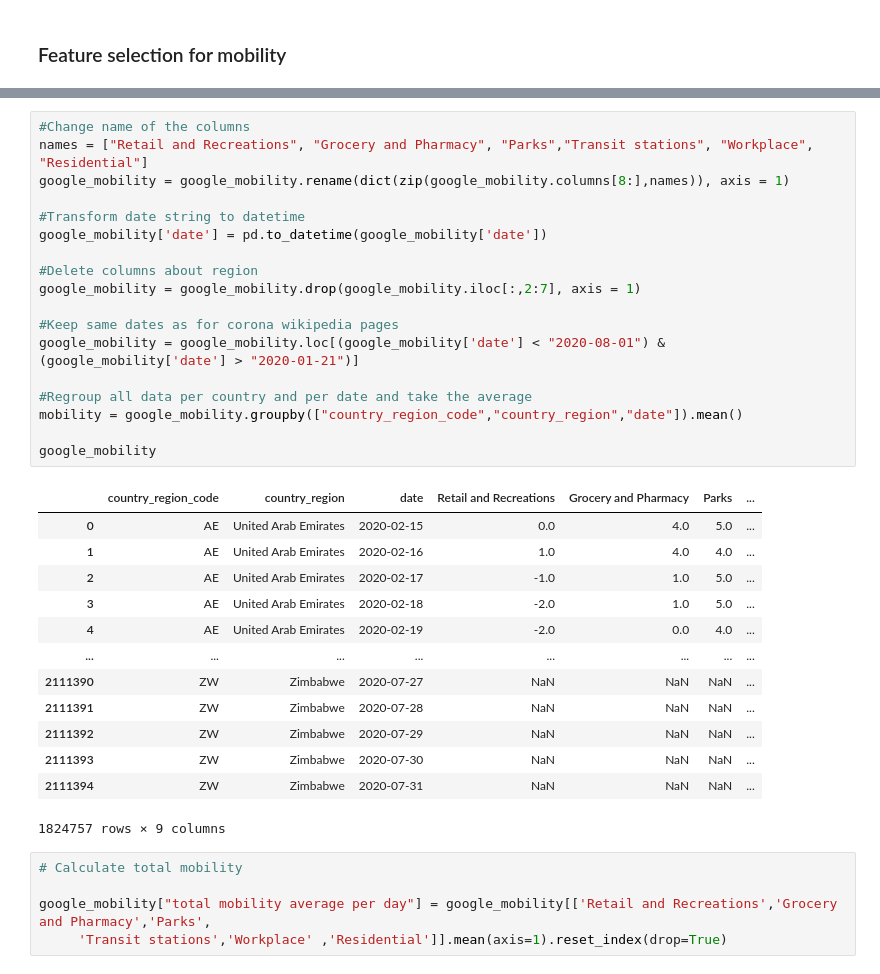
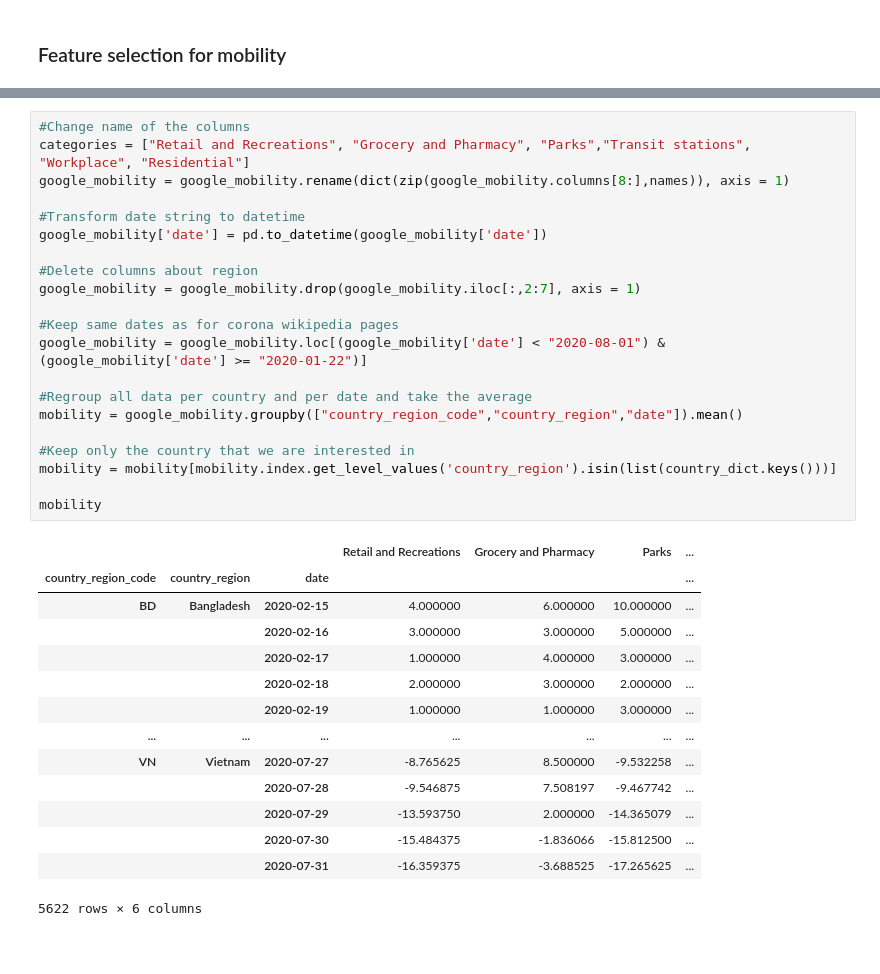
Before and after one commit to epfl-ada/ada-2022-project-thedatadiggers22, a Jupyter notebook: test_clustering.ipynb, the cells around one changed output, grey strips where cells are left out. Saved outputs shown, nothing was run; the diff lists cells and outputs as text; blank space fills up the shorter version.

```diff
--- a/test_clustering.ipynb
+++ b/test_clustering.ipynb
@@ -769,37 +762,36 @@ Columns (4) have mixed types. Specify dtype option on import or set low_memory=F
 # %%
 #Change name of the columns
-names = ["Retail and Recreations", "Grocery and Pharmacy", "Parks","Transit stations", "Workplace", "Residential"]
+categories = ["Retail and Recreations", "Grocery and Pharmacy", "Parks","Transit stations", "Workplace", "Residential"]
 google_mobility = google_mobility.rename(dict(zip(google_mobility.columns[8:],names)), axis = 1)
 
 #Transform date string to datetime
 google_mobility['date'] = pd.to_datetime(google_mobility['date'])
 
 #Delete columns about region
 google_mobility = google_mobility.drop(google_mobility.iloc[:,2:7], axis = 1)
 
 #Keep same dates as for corona wikipedia pages
-google_mobility = google_mobility.loc[(google_mobility['date'] < "2020-08-01") & (google_mobility['date'] > "2020-01-21")]
+google_mobility = google_mobility.loc[(google_mobility['date'] < "2020-08-01") & (google_mobility['date'] >= "2020-01-22")]
 
 #Regroup all data per country and per date and take the average
 mobility = google_mobility.groupby(["country_region_code","country_region","date"]).mean()
 
-google_mobility
+#Keep only the country that we are interested in
+mobility = mobility[mobility.index.get_level_values('country_region').isin(list(country_dict.keys()))]
+
+mobility
 # %% [output]
-|  | country_region_code | country_region | date | Retail and Recreations | Grocery and Pharmacy | Parks | ... |
-| 0 | AE | United Arab Emirates | 2020-02-15 | 0.0 | 4.0 | 5.0 | ... |
-| 1 | AE | United Arab Emirates | 2020-02-16 | 1.0 | 4.0 | 4.0 | ... |
-| 2 | AE | United Arab Emirates | 2020-02-17 | -1.0 | 1.0 | 5.0 | ... |
-| 3 | AE | United Arab Emirates | 2020-02-18 | -2.0 | 1.0 | 5.0 | ... |
-| 4 | AE | United Arab Emirates | 2020-02-19 | -2.0 | 0.0 | 4.0 | ... |
-| ... | ... | ... | ... | ... | ... | ... | ... |
-| 2111390 | ZW | Zimbabwe | 2020-07-27 | NaN | NaN | NaN | ... |
-| 2111391 | ZW | Zimbabwe | 2020-07-28 | NaN | NaN | NaN | ... |
-| 2111392 | ZW | Zimbabwe | 2020-07-29 | NaN | NaN | NaN | ... |
-| 2111393 | ZW | Zimbabwe | 2020-07-30 | NaN | NaN | NaN | ... |
-| 2111394 | ZW | Zimbabwe | 2020-07-31 | NaN | NaN | NaN | ... |
+|  |  |  | Retail and Recreations | Grocery and Pharmacy | Parks | ... |
+| country_region_code | country_region | date |  |  |  | ... |
+| BD | Bangladesh | 2020-02-15 | 4.000000 | 6.000000 | 10.000000 | ... |
+|  |  | 2020-02-16 | 3.000000 | 3.000000 | 5.000000 | ... |
+|  |  | 2020-02-17 | 1.000000 | 4.000000 | 3.000000 | ... |
+|  |  | 2020-02-18 | 2.000000 | 3.000000 | 2.000000 | ... |
+|  |  | 2020-02-19 | 1.000000 | 1.000000 | 3.000000 | ... |
+| ... | ... | ... | ... | ... | ... | ... |
+| VN | Vietnam | 2020-07-27 | -8.765625 | 8.500000 | -9.532258 | ... |
+|  |  | 2020-07-28 | -9.546875 | 7.508197 | -9.467742 | ... |
+|  |  | 2020-07-29 | -13.593750 | 2.000000 | -14.365079 | ... |
+|  |  | 2020-07-30 | -15.484375 | -1.836066 | -15.812500 | ... |
+|  |  | 2020-07-31 | -16.359375 | -3.688525 | -17.265625 | ... |
-1824757 rows × 9 columns
+5622 rows × 6 columns
-# %%
-# Calculate total mobility
-
-google_mobility["total mobility average per day"] = google_mobility[['Retail and Recreations','Grocery and Pharmacy','Parks',
-     'Transit stations','Workplace' ,'Residential']].mean(axis=1).reset_index(drop=True)
```
Also changed, not shown: parts of 15 cells of this notebook, 3 other files.
